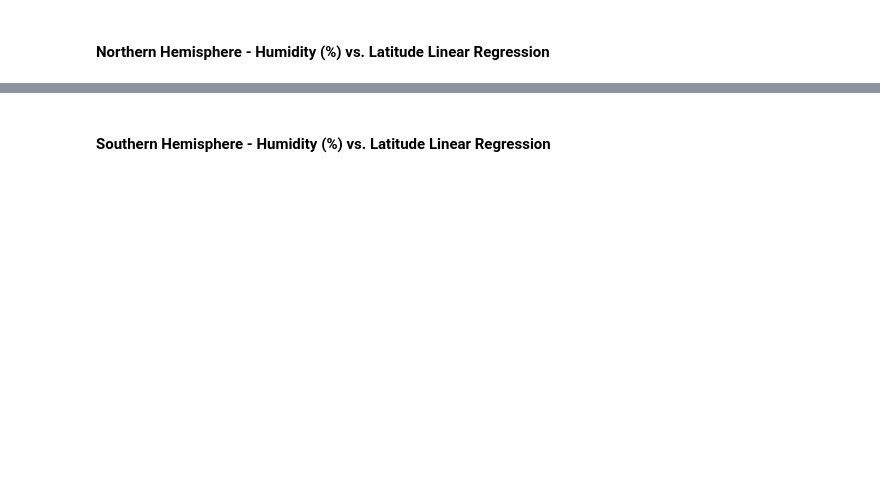
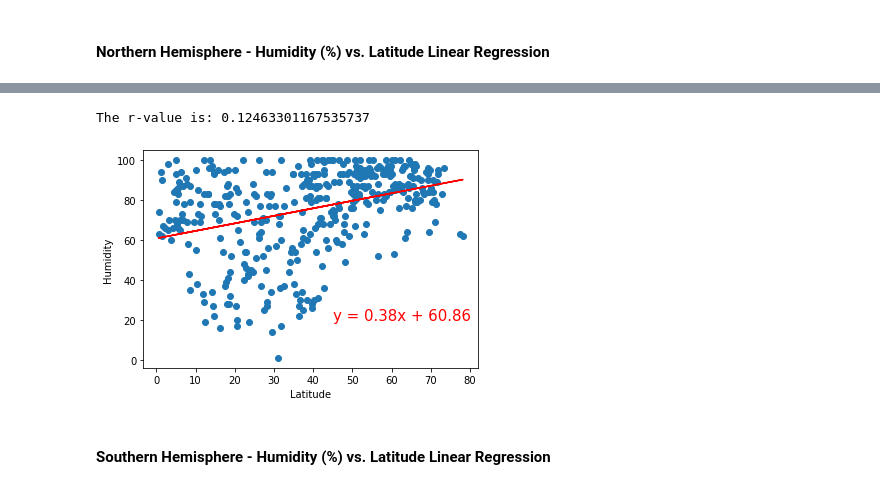
Before and after one commit to mscheme/python-api-challenge, a Jupyter notebook: WeatherPy/WeatherPy.ipynb, the cells around one changed output, grey strips where cells are left out. Saved outputs shown, nothing was run; the diff lists cells and outputs as text; code cells hidden in the pictures; blank space fills up the shorter version.

```diff
--- a/WeatherPy/WeatherPy.ipynb
+++ b/WeatherPy/WeatherPy.ipynb
@@ -298,2 +322,7 @@ The r-value is: 0.000543987878808455
+# %%
+lin_regress(north_hem['Lat'], north_hem['Humidity'], 'Humidity', (45,20))
+# %% [output]
+The r-value is: 0.12463301167535737
+[figure, added]
 # %% [markdown]
 ####  Southern Hemisphere - Humidity (%) vs. Latitude Linear Regression
```
Also changed, not shown: parts of 26 cells of this notebook, 4 other files.
